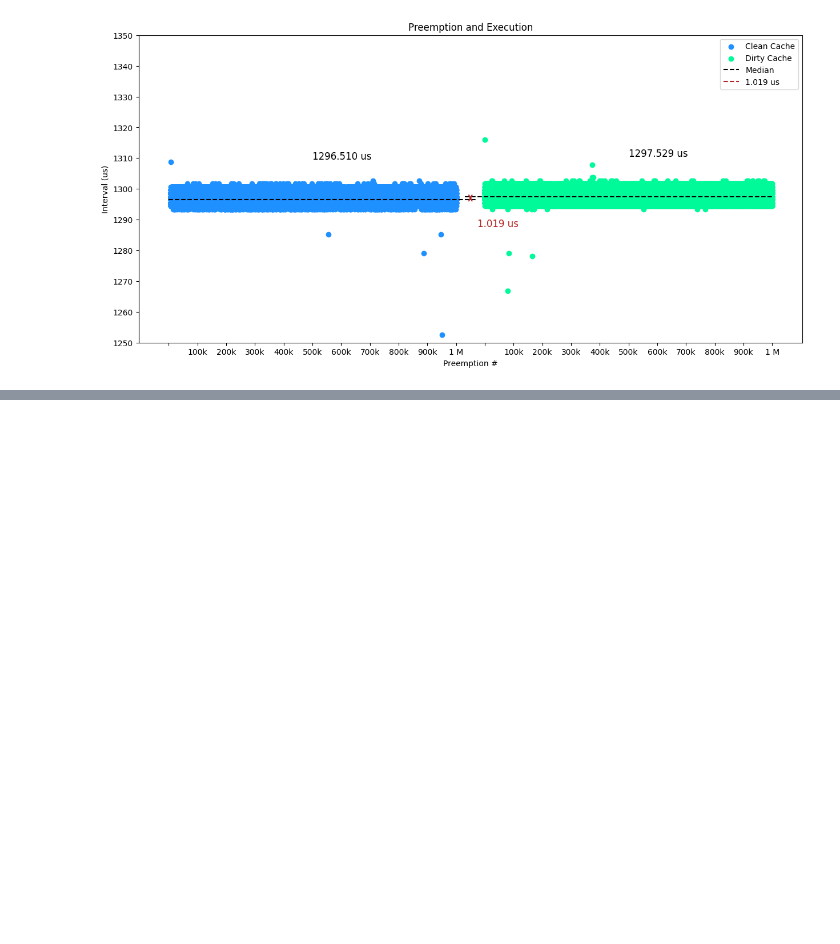
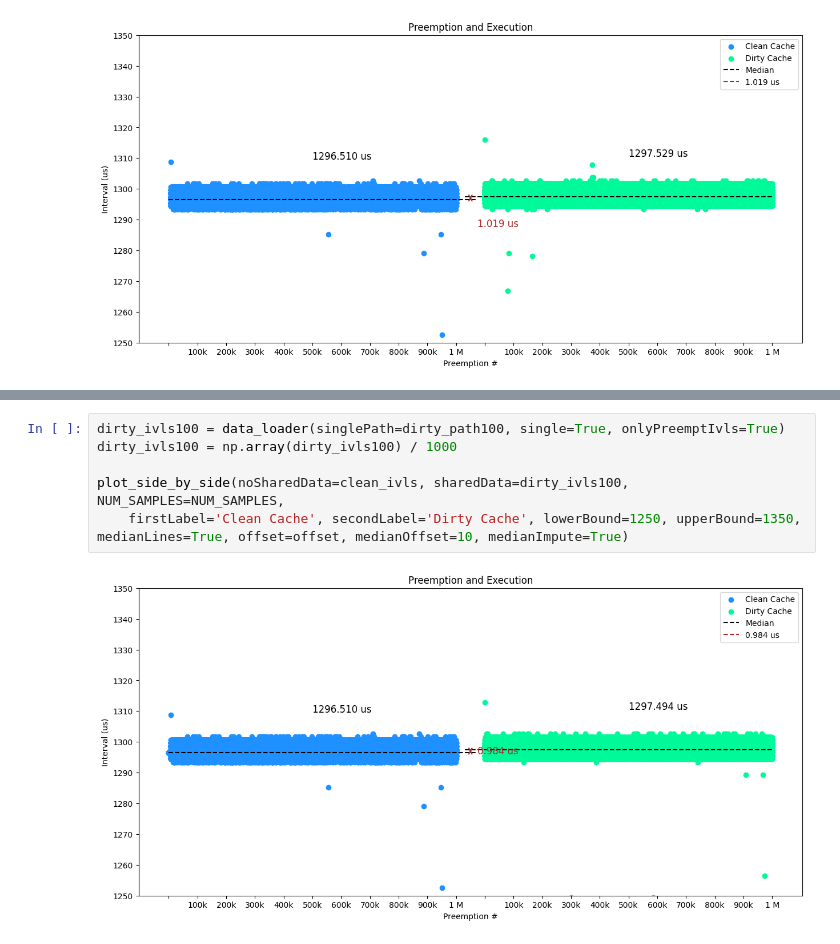
Before and after one commit to alexngUNC/GPU-research, a Jupyter notebook: Preemptions/DirtyCache.ipynb, the cells around one changed output, grey strips where cells are left out. Saved outputs shown, nothing was run; the diff lists cells and outputs as text; blank space fills up the shorter version.

```diff
--- a/Preemptions/DirtyCache.ipynb
+++ b/Preemptions/DirtyCache.ipynb
@@ -19,0 +31,8 @@ plot_side_by_side(noSharedData=clean_ivls, sharedData=dirty_ivls, NUM_SAMPLES=NU
+# %%
+dirty_ivls100 = data_loader(singlePath=dirty_path100, single=True, onlyPreemptIvls=True)
+dirty_ivls100 = np.array(dirty_ivls100) / 1000
+
+plot_side_by_side(noSharedData=clean_ivls, sharedData=dirty_ivls100, NUM_SAMPLES=NUM_SAMPLES,
+    firstLabel='Clean Cache', secondLabel='Dirty Cache', lowerBound=1250, upperBound=1350, medianLines=True, offset=offset, medianOffset=10, medianImpute=True)
+# %% [output]
+[figure, added]
```
Also changed, not shown: parts of 3 cells of this notebook, 4 other files.
